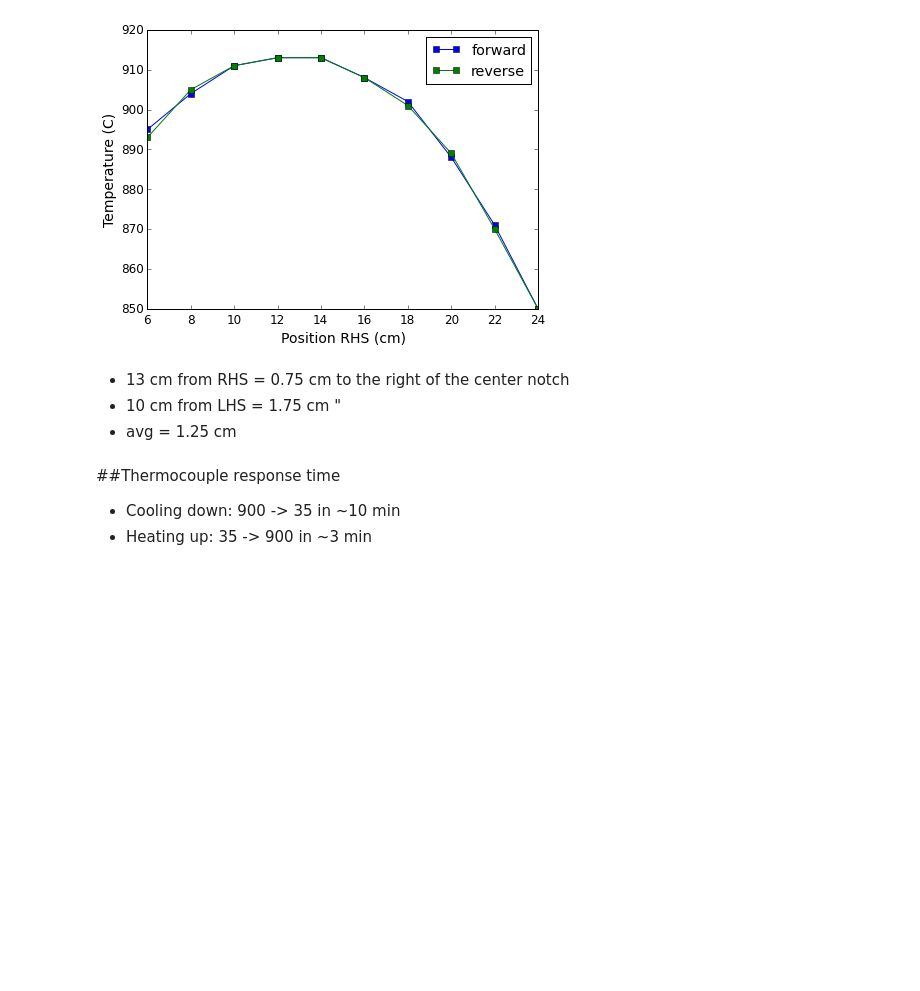
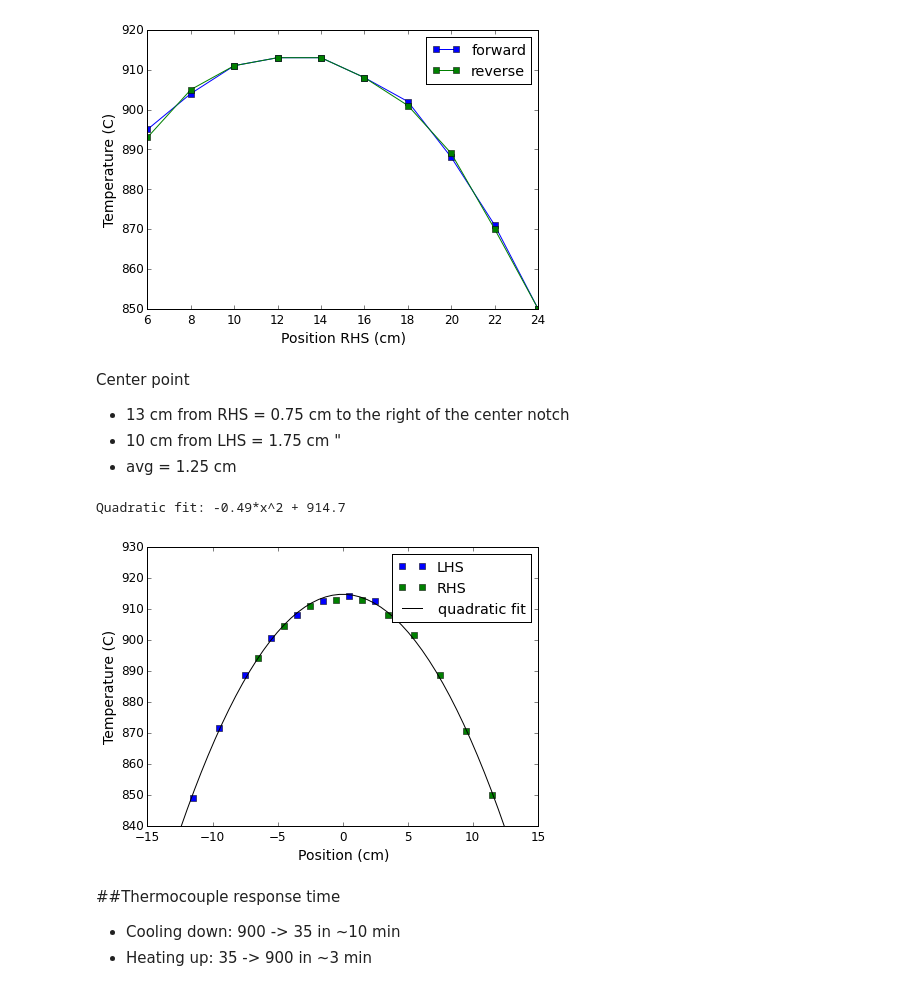
Before and after one commit to bhk37/CNT-Growths, a Jupyter notebook: notes/150601_furnace_characterization_3.ipynb, the cells around one changed output. Cells and saved outputs as stored; diff of their text form; code cells hidden in the pictures; blank space fills up the shorter version.

```diff
--- a/notes/150601_furnace_characterization_3.ipynb
+++ b/notes/150601_furnace_characterization_3.ipynb
@@ -19,10 +20,10 @@ Initial
 - Settle time: ~30 min
 - Time between measurements: 3-5 min
 # %%
-pos, temp = loadtxt('../data/150601_thermocouple_calibration_900C_LHS_1.txt', unpack = True)
+poss1, temps1 = loadtxt('../data/150601_thermocouple_calibration_900C_LHS_1.txt', unpack = True)
 
-plot(-pos[:8], temp[:8], 's-', label = 'forward')
-plot(-pos[7:], temp[7:], 's-', label = 'reverse')
+plot(-poss1[:8], temps1[:8], 's-', label = 'forward')
+plot(-poss1[7:], temps1[7:], 's-', label = 'reverse')
 xlabel('Position LHS (cm)')
 ylabel('Temperature (C)')
 legend(loc = 'upper left')
@@ -30,10 +31,10 @@ legend(loc = 'upper left')
 <matplotlib.legend.Legend at 0x...>
 [figure]
 # %%
-pos, temp = loadtxt('../data/150601_thermocouple_calibration_900C_RHS_1.txt', unpack = True)
+poss2, temps2 = loadtxt('../data/150601_thermocouple_calibration_900C_RHS_1.txt', unpack = True)
 
-plot(pos[:10], temp[:10], 's-', label = 'forward')
-plot(pos[9:], temp[9:], 's-', label = 'reverse')
+plot(poss2[:10], temps2[:10], 's-', label = 'forward')
+plot(poss2[9:], temps2[9:], 's-', label = 'reverse')
 xlabel('Position RHS (cm)')
 ylabel('Temperature (C)')
 legend(loc = 'upper right')
@@ -41,9 +42,50 @@ legend(loc = 'upper right')
 <matplotlib.legend.Legend at 0x...>
 [figure]
 # %% [markdown]
+Center point
 - 13 cm from RHS = 0.75 cm to the right of the center notch
 - 10 cm from LHS = 1.75 cm "
 - avg = 1.25 cm
+# %%
+offset1 = 10.5
+offset2 = 12.5
+
+avg1 = {}
+for i, pos in enumerate(poss1):
+    if not pos in avg1:
+        avg1[pos] = temps1[i]
+    else:
+        avg1[pos] = (avg1[pos] + temps1[i])/2
+avg_poss1 = -array([k for k,v in avg1.items()])+offset1
+avg_temps1 = array([v for k,v in avg1.items()])
+
+avg2 = {}
+for i, pos in enumerate(poss2):
+    if not pos in avg2:
+        avg2[pos] = temps2[i]
+    else:
+        avg2[pos] = (avg2[pos] + temps2[i])/2
+avg_poss2 = array([k for k,v in avg2.items()])-offset2
+avg_temps2 = array([v for k,v in avg2.items()])
+
+plot(avg_poss1, avg_temps1, 'sb', label = 'LHS')
+plot(avg_poss2, avg_temps2, 'sg', label = 'RHS')
+
+total_poss = concatenate((avg_poss1, avg_poss2))
+total_temps = concatenate((avg_temps1, avg_temps2))
+
+c = polyfit(total_poss, total_temps, 2)
+
+plot(linspace(-13,13), par[0]*linspace(-13,13)**2  + par[1], 'k', label = 'quadratic fit')
+legend()
+xlabel('Position (cm)')
+ylabel('Temperature (C)')
+ylim(840, 930)
+
+print('Quadratic fit: %0.2f*x^2 + %0.1f' % (c[0], c[2]))
+# %% [output]
+Quadratic fit: -0.49*x^2 + 914.7
+[figure, added]
 # %% [markdown]
 ##Thermocouple response time
 - Cooling down: 900 -> 35 in ~10 min
```
Also changed, not shown: parts of 4 cells of this notebook, 6 other files.
